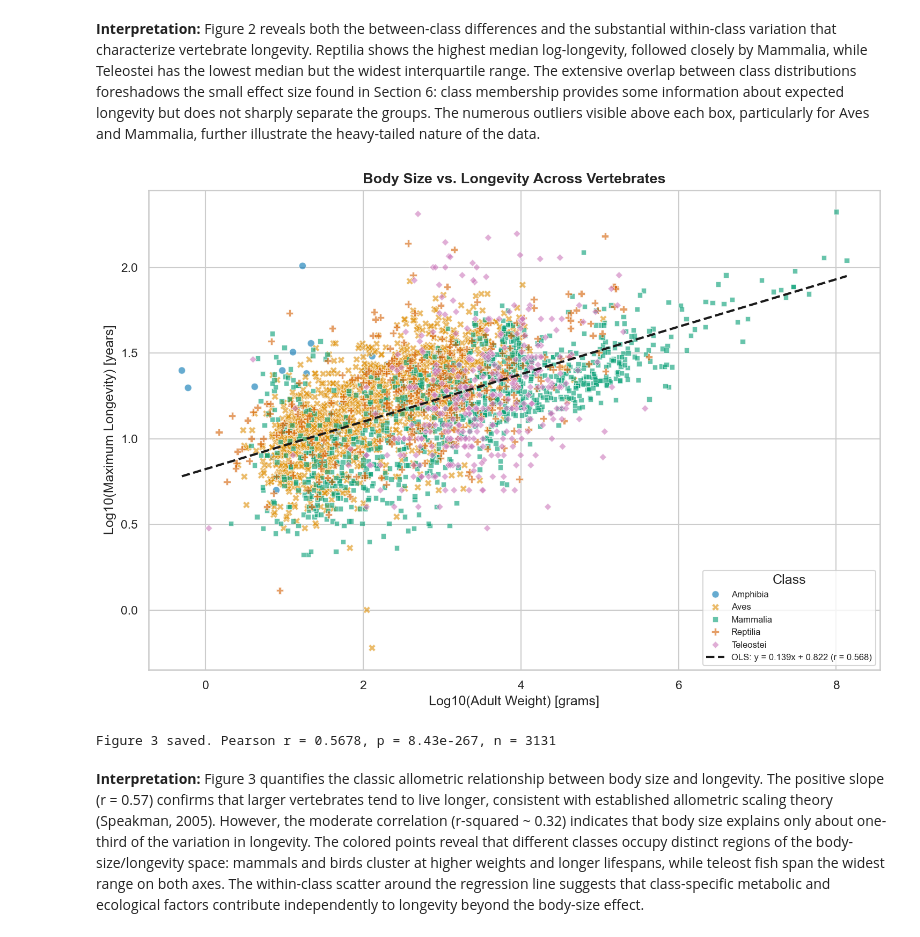
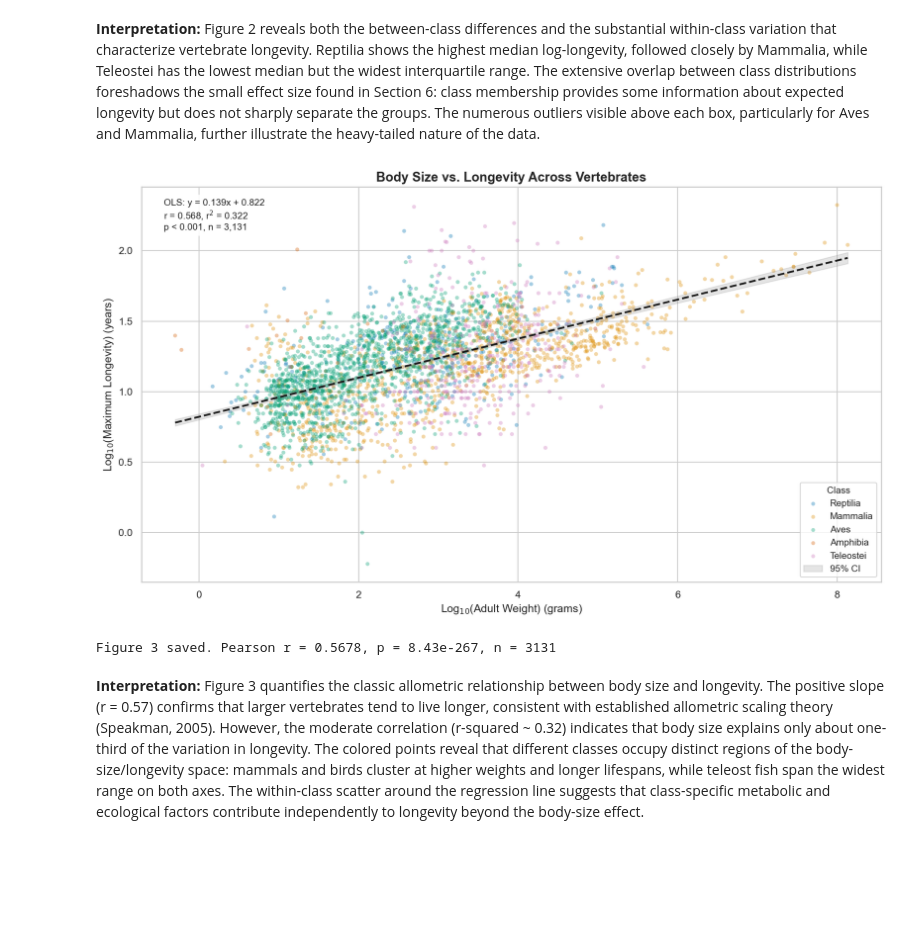
Before and after one commit to trwilcoxson/udacity-nd608-project2-statistics, a Jupyter notebook: analysis.ipynb, the cells around one changed output. Saved outputs shown, nothing was run; the diff lists cells and outputs as text; code cells hidden in the pictures; blank space fills up the shorter version.

```diff
--- a/analysis.ipynb
+++ b/analysis.ipynb
@@ -144,8 +164,8 @@ df = df.rename(columns=rename_map)
 df['log10_longevity'] = np.log10(df['max_longevity_yrs'])
 df['log10_adult_weight'] = np.log10(df['adult_weight_g'])
 
-# Define the five major vertebrate classes for comparative analysis
-VERTEBRATE_CLASSES = ['Mammalia', 'Aves', 'Teleostei', 'Reptilia', 'Amphibia']
+# Use shared CLASS_ORDER from setup cell
+VERTEBRATE_CLASSES = CLASS_ORDER
 
 print('Species per taxonomic class (top 10):')
 print(df['Class'].value_counts().head(10))
@@ -361,34 +415,57 @@ outliers visible above each box, particularly for Aves and Mammalia, further
 illustrate the heavy-tailed nature of the data.
 # %%
 # Figure 3: Body Weight vs. Longevity (allometric scaling)
-# Classic biological relationship: larger animals tend to live longer.
-# Plotted on log-log axes to linearize the power-law relationship.
 subset = df.dropna(subset=['log10_adult_weight', 'log10_longevity'])
 subset = subset[subset['Class'].isin(VERTEBRATE_CLASSES)]
 
-fig, ax = plt.subplots(figsize=(10, 7))
-sns.scatterplot(data=subset, x='log10_adult_weight', y='log10_longevity',
-                hue='Class', style='Class', alpha=0.6, s=40, ax=ax)
+fig, ax = plt.subplots(figsize=(12, 7))
 
-# OLS regression line quantifying the overall trend
-slope, intercept, r_val, p_val, se = stats.linregress(
-    subset['log10_adult_weight'], subset['log10_longevity'])
-x_line = np.linspace(subset['log10_adult_weight'].min(),
-                     subset['log10_adult_weight'].max(), 100)
-ax.plot(x_line, intercept + slope * x_line, 'k--', linewidth=2,
-        label=f'OLS: y = {slope:.3f}x + {intercept:.3f} (r = {r_val:.3f})')
+# Plot each class with consistent colors, reduced overplotting
+for cls in CLASS_ORDER:
+    mask = subset['Class'] == cls
+    ax.scatter(subset.loc[mask, 'log10_adult_weight'],
+               subset.loc[mask, 'log10_longevity'],
+               c=[CLASS_COLORS[cls]], label=cls,
+               alpha=0.35, s=18, edgecolors='none')
 
-ax.set_xlabel('Log10(Adult Weight) [grams]')
-ax.set_ylabel('Log10(Maximum Longevity) [years]')
-ax.set_title('Body Size vs. Longevity Across Vertebrates',
-             fontsize=13, fontweight='bold')
-ax.legend(title='Class', fontsize=8)
+# OLS regression with 95% confidence band
+x = subset['log10_adult_weight'].values
+y = subset['log10_longevity'].values
+slope, intercept, r_val, p_val, se = stats.linregress(x, y)
+x_line = np.linspace(x.min(), x.max(), 200)
+y_line = intercept + slope * x_line
+
+# Confidence band via prediction interval
+n = len(x)
+x_mean = x.mean()
+se_line = np.sqrt((1/n) + (x_line - x_mean)**2 / np.sum((x - x_mean)**2))
+residuals = y - (intercept + slope * x)
+s_resid = np.sqrt(np.sum(residuals**2) / (n - 2))
+ci95 = 1.96 * s_resid * se_line
+
+ax.plot(x_line, y_line, 'k--', linewidth=2)
+ax.fill_between(x_line, y_line - ci95, y_line + ci95,
+                color='gray', alpha=0.2, label='95% CI')
+
+# Regression annotation as text box (not crammed in legend)
+r_sq = r_val**2
+ax.text(0.03, 0.97,
+        f'OLS: y = {slope:.3f}x + {intercept:.3f}\n'
+        f'r = {r_val:.3f}, r$^2$ = {r_sq:.3f}\n'
+        f'p < 0.001, n = {n:,}',
+        transform=ax.transAxes, ha='left', va='top', fontsize=10,
+        bbox=dict(boxstyle='round,pad=0.4', facecolor='white', alpha=0.9))
+
+ax.set_xlabel('Log$_{10}$(Adult Weight) (grams)')
+ax.set_ylabel('Log$_{10}$(Maximum Longevity) (years)')
+ax.set_title('Body Size vs. Longevity Across Vertebrates', **SUPTITLE_KW)
+ax.legend(title='Class', fontsize=10, title_fontsize=10, loc='lower right')
 plt.tight_layout()
 plt.savefig(f'{FIGURES_DIR}fig3_weight_vs_longevity.png', bbox_inches='tight')
 plt.show()
-print(f'Figure 3 saved. Pearson r = {r_val:.4f}, p = {p_val:.2e}, n = {len(subset)}')
+print(f'Figure 3 saved. Pearson r = {r_val:.4f}, p = {p_val:.2e}, n = {n}')
 # %% [output]
-[figure, old version]
+[figure, new version]
 Figure 3 saved. Pearson r = 0.5678, p = 8.43e-267, n = 3131
 # %% [markdown]
 **Interpretation:** Figure 3 quantifies the classic allometric relationship
```
Also changed, not shown: parts of 13 cells of this notebook, 8 other files.
